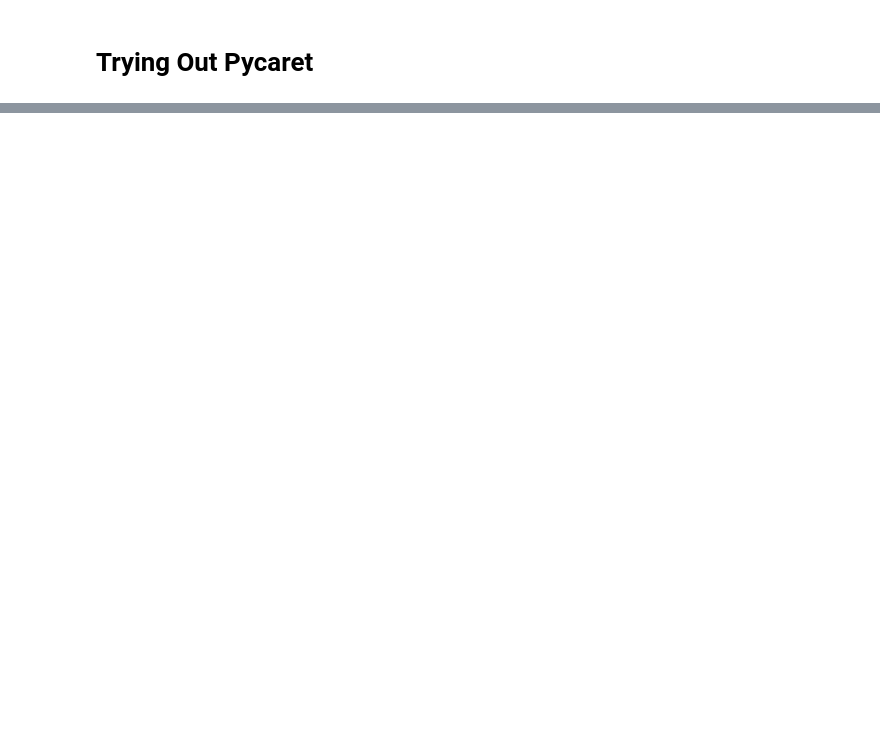
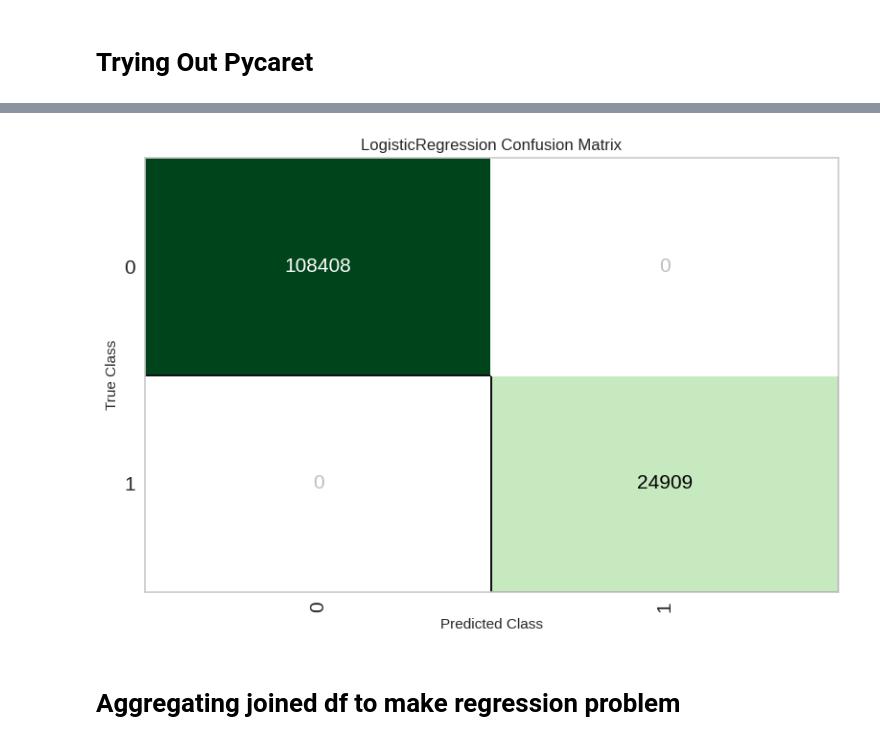
Before and after one commit to mindyng/Take-Homes, a Jupyter notebook: tovala-lead-ba-take-home-challenge.ipynb, the cells around one changed output, grey strips where cells are left out. Cells and saved outputs as stored; diff of their text form; code cells hidden in the pictures; blank space fills up the shorter version.

```diff
--- a/tovala-lead-ba-take-home-challenge.ipynb
+++ b/tovala-lead-ba-take-home-challenge.ipynb
@@ -538,0 +624,4 @@ cts_cols2.head()
+# %%
+# Confusion Matrix
+plot_model(tuned_best_model, plot = 'confusion_matrix')
+# %% [output]
@@ -538,0 +629,3 @@ cts_cols2.head()
+[figure, added]
+# %% [markdown]
+# Aggregating joined df to make regression problem
```
Also changed, not shown: parts of 15 cells of this notebook.
